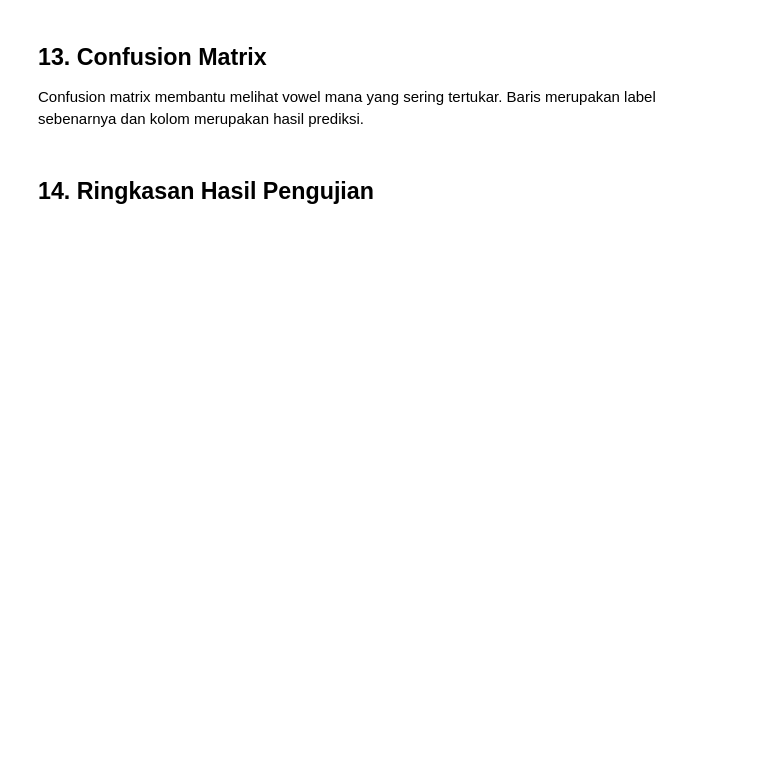
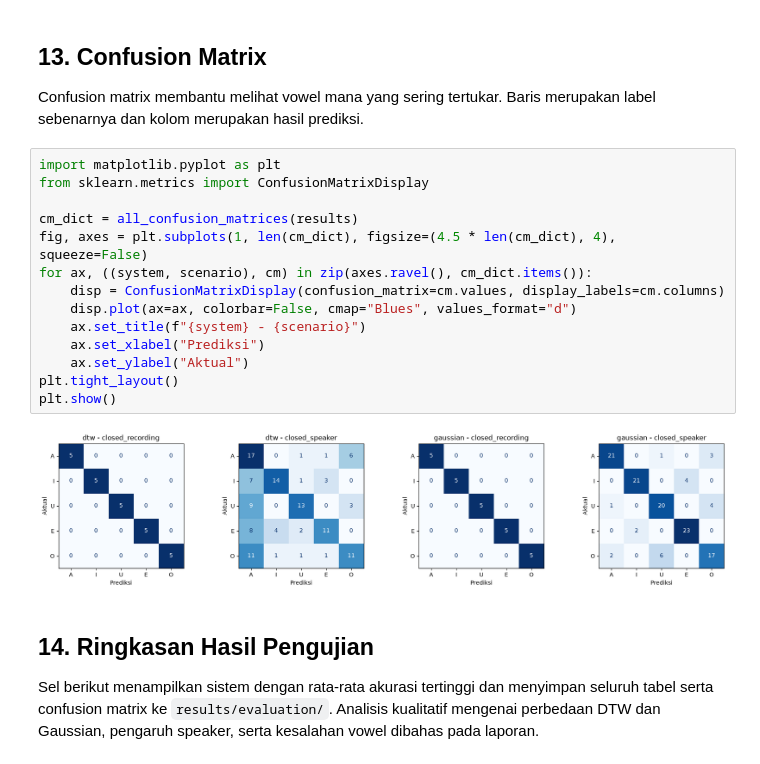
Before and after one commit to naomirisaka/Pengenalan_Vowel_Bahasa_Indonesia, a Jupyter notebook: main.ipynb, the cells around one changed output. Saved outputs shown, nothing was run; the diff lists cells and outputs as text; blank space fills up the shorter version.

Commit message:
feat: add evaluation section to notebook (Tables 1-3 & confusion matrix)

```diff
--- a/main.ipynb
+++ b/main.ipynb
@@ -502,5 +591,23 @@ Hasil tiap speaker dihitung untuk masing-masing sistem dan skenario.
 ## 13. Confusion Matrix
 
 Confusion matrix membantu melihat vowel mana yang sering tertukar. Baris merupakan label sebenarnya dan kolom merupakan hasil prediksi.
+# %%
+import matplotlib.pyplot as plt
+from sklearn.metrics import ConfusionMatrixDisplay
+
+cm_dict = all_confusion_matrices(results)
+fig, axes = plt.subplots(1, len(cm_dict), figsize=(4.5 * len(cm_dict), 4), squeeze=False)
+for ax, ((system, scenario), cm) in zip(axes.ravel(), cm_dict.items()):
+    disp = ConfusionMatrixDisplay(confusion_matrix=cm.values, display_labels=cm.columns)
+    disp.plot(ax=ax, colorbar=False, cmap="Blues", values_format="d")
+    ax.set_title(f"{system} - {scenario}")
+    ax.set_xlabel("Prediksi")
+    ax.set_ylabel("Aktual")
+plt.tight_layout()
+plt.show()
+# %% [output]
+[figure, added]
 # %% [markdown]
 ## 14. Ringkasan Hasil Pengujian
+
+Sel berikut menampilkan sistem dengan rata-rata akurasi tertinggi dan menyimpan seluruh tabel serta confusion matrix ke `results/evaluation/`. Analisis kualitatif mengenai perbedaan DTW dan Gaussian, pengaruh speaker, serta kesalahan vowel dibahas pada laporan.
```
Also changed, not shown: parts of 18 cells of this notebook.
